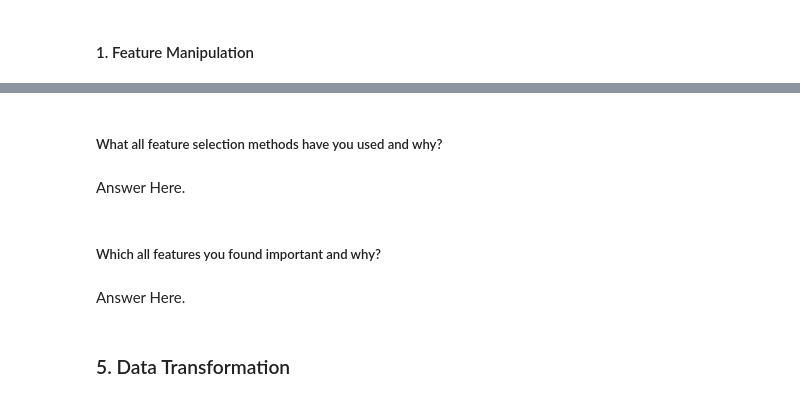
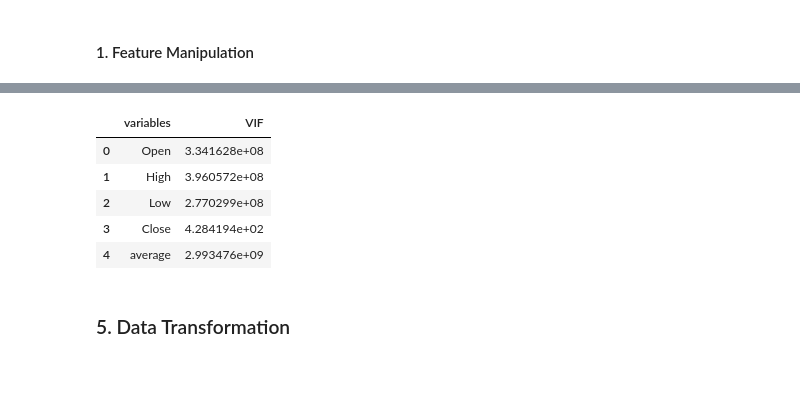
Before and after one commit to dipali-solake/Machine-learning, a Jupyter notebook: Yes_Bank_Stock_Closing_Price_prediction.ipynb, the cells around one changed output, grey strips where cells are left out. Saved outputs shown, nothing was run; the diff lists cells and outputs as text; code cells hidden in the pictures; blank space fills up the shorter version.

```diff
--- a/Yes_Bank_Stock_Closing_Price_prediction.ipynb
+++ b/Yes_Bank_Stock_Closing_Price_prediction.ipynb
@@ -679,10 +612,22 @@ Answer Here.
-# %% [markdown]
-##### What all feature selection methods have you used  and why?
-# %% [markdown]
-Answer Here.
-# %% [markdown]
-##### Which all features you found important and why?
-# %% [markdown]
-Answer Here.
+# %%
+# Manipulate Features to minimize feature correlation and create new features
+from statsmodels.stats.outliers_influence import variance_inflation_factor
+def calc_vif(x):
+
+  #calculating vif
+  vif=pd.DataFrame()
+  vif['variables'] = x.columns
+  vif['VIF'] = [variance_inflation_factor(x.values,i)for i in range(x.shape[1])]
+
+  return(vif)
+# %%
+calc_vif(df2[[i for i in df2.describe().columns]])
+# %% [output]
+|  | variables | VIF |
+| 0 | Open | 3.341628e+08 |
+| 1 | High | 3.960572e+08 |
+| 2 | Low | 2.770299e+08 |
+| 3 | Close | 4.284194e+02 |
+| 4 | average | 2.993476e+09 |
 # %% [markdown]
 ### 5. Data Transformation
```
Also changed, not shown: parts of 35 cells of this notebook.
